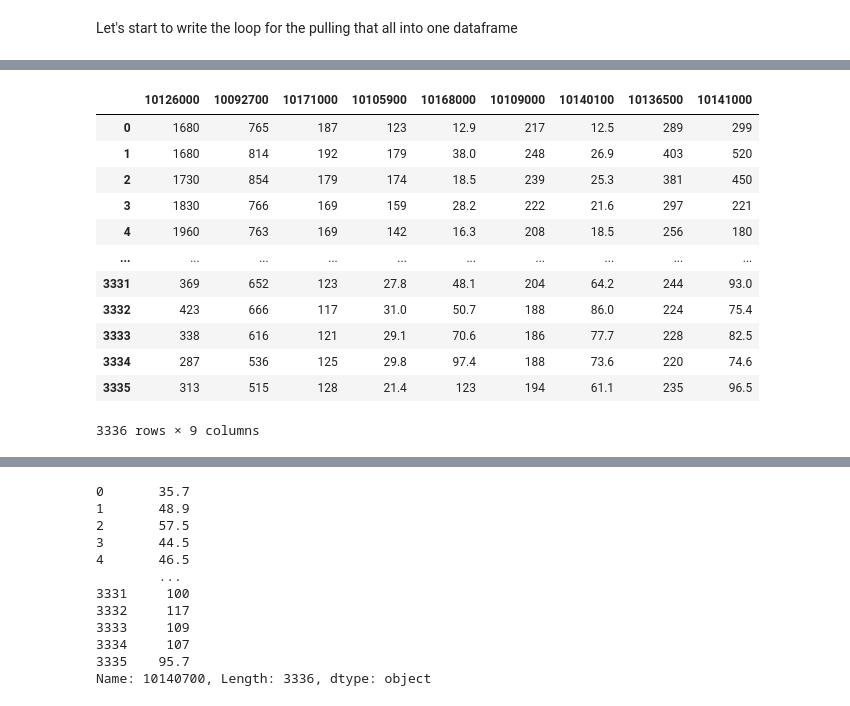
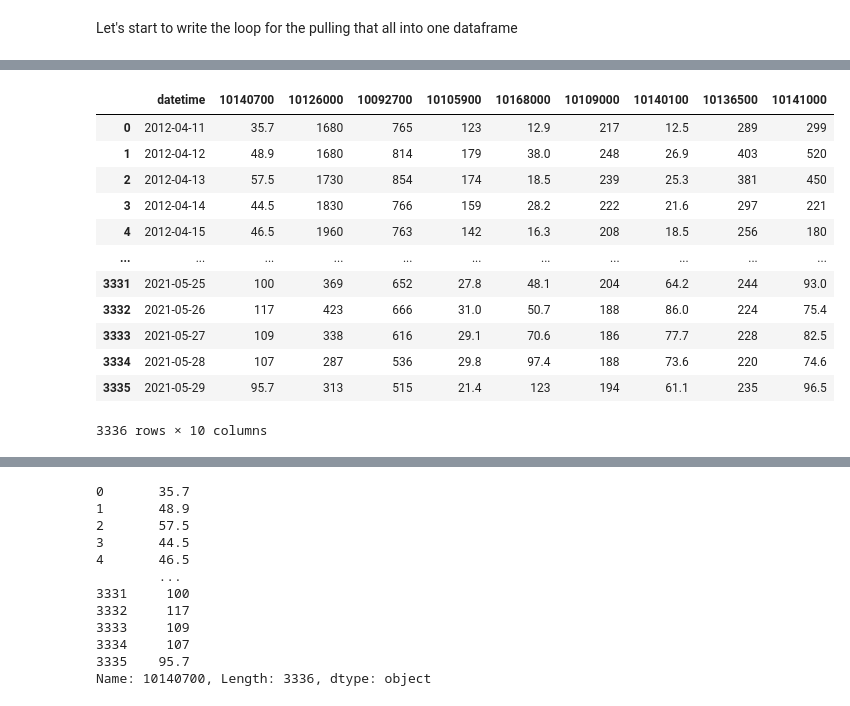
Before and after one commit to sjrekuc/rivermaps, a Jupyter notebook: future/07_Modeling.ipynb, the cells around one changed output, grey strips where cells are left out. Cells and saved outputs as stored; diff of their text form; code cells hidden in the pictures.

```diff
--- a/future/07_Modeling.ipynb
+++ b/future/07_Modeling.ipynb
@@ -204,21 +204,33 @@ for i, row in dt.iterrows():
         except:
             pass
     # drop rows that contain NaN in the second column (target)
+    name = df.columns[1]
+    df.dropna(subset=[name], inplace=True)
+
+    # drop any columns that contain Nan
+    df.dropna(axis=1, inplace=True)
+
+    # check to make sure there are no NaN values and nothing is infinite
+#     print(df.isna().any())
 #     print(np.isnan(df.any()))
 #     print(np.isfinite(df.all()))
-    # drop columns that contain NaN
 
     # split into X and Y
     X, y = df.iloc[:, 2:], df.iloc[:, 1]
-    # define the Lasso Model
-    model = Lasso(alpha=0.1)
-    # define the model evaluation method
-    cv = RepeatedKFold(n_splits=10, n_repeats=3, random_state=33)
-    # evaluate model
-    scores = cross_val_score(model, X, y, scoring='neg_mean_absolute_error', cv=cv)
-    # force scores to be positive
-    scores = np.absolute(scores)
-    print('Mean MAE: %.3f (%.3f)' % (mean(scores), std(scores)))
+    # using the LassoCV to build the model
+    A = [.5, 1, 2.5, 5, 7.5, 10, 15, 20, 25, 30, 35, 40, 50, 100, 200, 250, 300, 350, 400, 450, 500, 750, 1000, 10000]
+    reg = linear_model.LassoCV(cv=5, random_state=33, alphas=A).fit(X, y)
+    print(name)
+    print(reg.score(X,y))
+    print(reg.coef_)
+    print(reg.intercept_)
+    print(reg.alpha_)
 
-    break
+    # take the coefficients and put them with the title of the column so we see how they correspond
+
+    # name the dictionary after the gage
+
+    # keys are the columns names
+
+    # coef_ are the values
 # %% [output]
@@ -243,3 +275,19 @@ NameError: name 'mean' is not defined
+# %%
+df
+# %% [output]
+|  | datetime | 10140700 | 10126000 | 10092700 | 10105900 | 10168000 | 10109000 | 10140100 | 10136500 | 10141000 |
+| 0 | 2012-04-11 | 35.7 | 1680 | 765 | 123 | 12.9 | 217 | 12.5 | 289 | 299 |
+| 1 | 2012-04-12 | 48.9 | 1680 | 814 | 179 | 38.0 | 248 | 26.9 | 403 | 520 |
+| 2 | 2012-04-13 | 57.5 | 1730 | 854 | 174 | 18.5 | 239 | 25.3 | 381 | 450 |
+| 3 | 2012-04-14 | 44.5 | 1830 | 766 | 159 | 28.2 | 222 | 21.6 | 297 | 221 |
+| 4 | 2012-04-15 | 46.5 | 1960 | 763 | 142 | 16.3 | 208 | 18.5 | 256 | 180 |
+| ... | ... | ... | ... | ... | ... | ... | ... | ... | ... | ... |
+| 3331 | 2021-05-25 | 100 | 369 | 652 | 27.8 | 48.1 | 204 | 64.2 | 244 | 93.0 |
+| 3332 | 2021-05-26 | 117 | 423 | 666 | 31.0 | 50.7 | 188 | 86.0 | 224 | 75.4 |
+| 3333 | 2021-05-27 | 109 | 338 | 616 | 29.1 | 70.6 | 186 | 77.7 | 228 | 82.5 |
+| 3334 | 2021-05-28 | 107 | 287 | 536 | 29.8 | 97.4 | 188 | 73.6 | 220 | 74.6 |
+| 3335 | 2021-05-29 | 95.7 | 313 | 515 | 21.4 | 123 | 194 | 61.1 | 235 | 96.5 |
+3336 rows × 10 columns
 # %%
 # instead of using the regular Cross Validation, try this:
 # https://scikit-learn.org/stable/modules/generated/sklearn.linear_model.LassoCV.html
@@ -254,19 +302,3 @@ NameError: name 'mean' is not defined
     # print results of the best model
     print('MAE: %.3f' % results.best_score_)
     print('Config: %s' % results.best_params_)
-# %%
-X
-# %% [output]
-|  | 10126000 | 10092700 | 10171000 | 10105900 | 10168000 | 10109000 | 10140100 | 10136500 | 10141000 |
-| 0 | 1680 | 765 | 187 | 123 | 12.9 | 217 | 12.5 | 289 | 299 |
-| 1 | 1680 | 814 | 192 | 179 | 38.0 | 248 | 26.9 | 403 | 520 |
-| 2 | 1730 | 854 | 179 | 174 | 18.5 | 239 | 25.3 | 381 | 450 |
-| 3 | 1830 | 766 | 169 | 159 | 28.2 | 222 | 21.6 | 297 | 221 |
-| 4 | 1960 | 763 | 169 | 142 | 16.3 | 208 | 18.5 | 256 | 180 |
-| ... | ... | ... | ... | ... | ... | ... | ... | ... | ... |
-| 3331 | 369 | 652 | 123 | 27.8 | 48.1 | 204 | 64.2 | 244 | 93.0 |
-| 3332 | 423 | 666 | 117 | 31.0 | 50.7 | 188 | 86.0 | 224 | 75.4 |
-| 3333 | 338 | 616 | 121 | 29.1 | 70.6 | 186 | 77.7 | 228 | 82.5 |
-| 3334 | 287 | 536 | 125 | 29.8 | 97.4 | 188 | 73.6 | 220 | 74.6 |
-| 3335 | 313 | 515 | 128 | 21.4 | 123 | 194 | 61.1 | 235 | 96.5 |
-3336 rows × 9 columns
```
Also changed, not shown: parts of 5 cells of this notebook.
